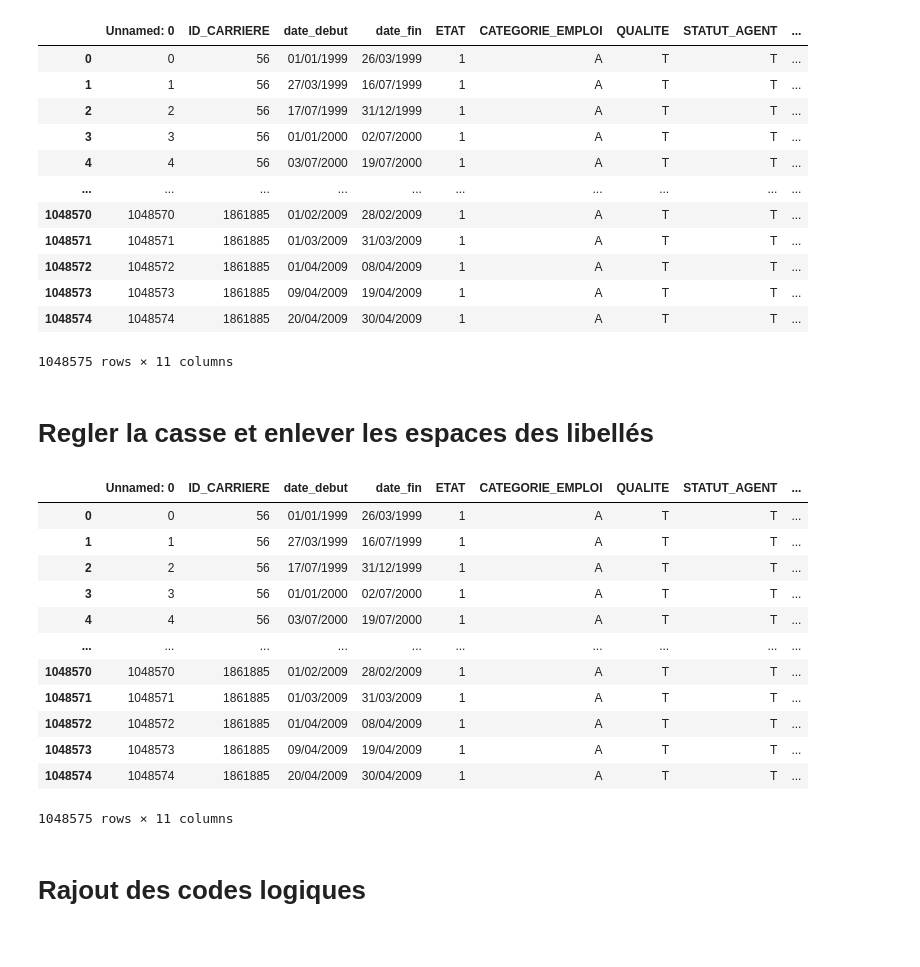
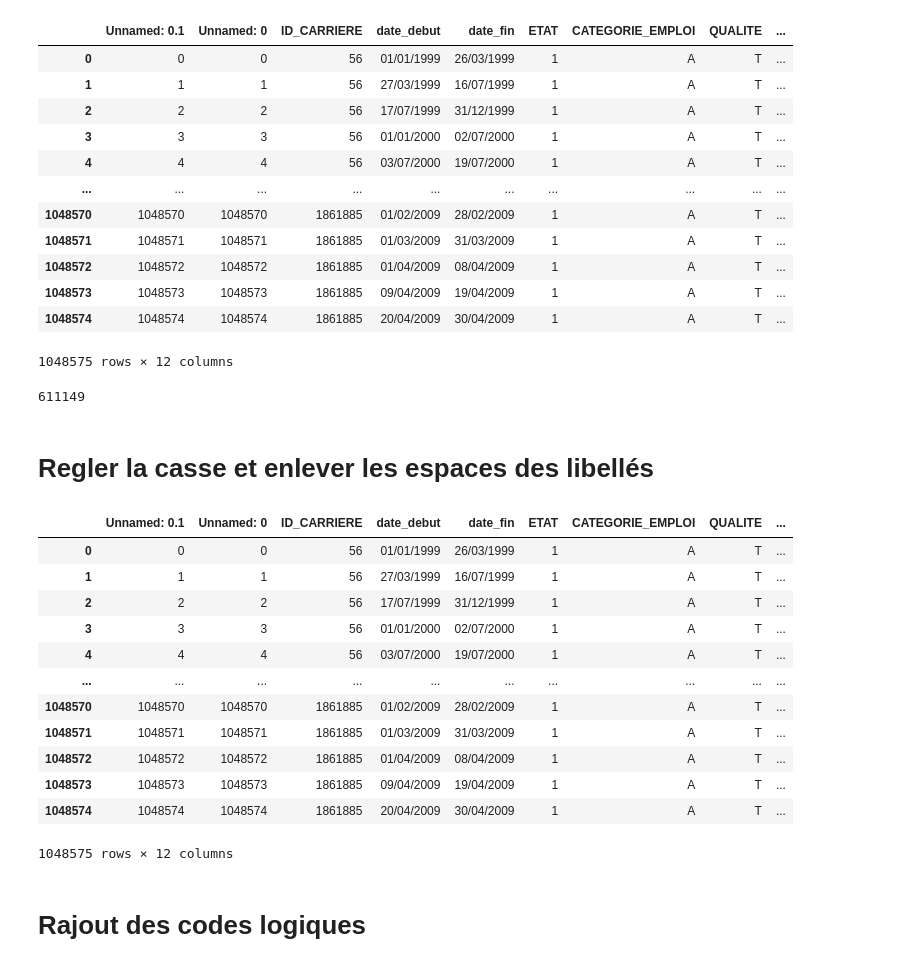
Before and after one commit to PaulGuiraud/BigData, a Jupyter notebook: Propre.ipynb, the cells around one changed output. Drawn from its saved outputs; the diff is of its cells as text; code cells hidden in the pictures.

```diff
--- a/Propre.ipynb
+++ b/Propre.ipynb
@@ -17,26 +17,32 @@ import math
 import warnings
 warnings.filterwarnings("ignore")
 # %%
-hackhaton=pd.read_csv("Hackhaton2_maj_code.csv",encoding='ISO-8859-1')
+hackhaton=pd.read_csv("HACKHATON_code_replaced_known_codes.csv",encoding='ISO-8859-1')
 hackhaton.drop('Unnamed: 10', axis =1, inplace=True)
 hackhaton.drop('Unnamed: 11', axis =1, inplace=True)
 hackhaton
 # %% [output]
-|  | Unnamed: 0 | ID_CARRIERE | date_debut | date_fin | ETAT | CATEGORIE_EMPLOI | QUALITE | STATUT_AGENT | ... |
-| 0 | 0 | 56 | 01/01/1999 | 26/03/1999 | 1 | A | T | T | ... |
-| 1 | 1 | 56 | 27/03/1999 | 16/07/1999 | 1 | A | T | T | ... |
-| 2 | 2 | 56 | 17/07/1999 | 31/12/1999 | 1 | A | T | T | ... |
-| 3 | 3 | 56 | 01/01/2000 | 02/07/2000 | 1 | A | T | T | ... |
-| 4 | 4 | 56 | 03/07/2000 | 19/07/2000 | 1 | A | T | T | ... |
+|  | Unnamed: 0.1 | Unnamed: 0 | ID_CARRIERE | date_debut | date_fin | ETAT | CATEGORIE_EMPLOI | QUALITE | ... |
+| 0 | 0 | 0 | 56 | 01/01/1999 | 26/03/1999 | 1 | A | T | ... |
+| 1 | 1 | 1 | 56 | 27/03/1999 | 16/07/1999 | 1 | A | T | ... |
+| 2 | 2 | 2 | 56 | 17/07/1999 | 31/12/1999 | 1 | A | T | ... |
+| 3 | 3 | 3 | 56 | 01/01/2000 | 02/07/2000 | 1 | A | T | ... |
+| 4 | 4 | 4 | 56 | 03/07/2000 | 19/07/2000 | 1 | A | T | ... |
 | ... | ... | ... | ... | ... | ... | ... | ... | ... | ... |
-| 1048570 | 1048570 | 1861885 | 01/02/2009 | 28/02/2009 | 1 | A | T | T | ... |
-| 1048571 | 1048571 | 1861885 | 01/03/2009 | 31/03/2009 | 1 | A | T | T | ... |
-| 1048572 | 1048572 | 1861885 | 01/04/2009 | 08/04/2009 | 1 | A | T | T | ... |
-| 1048573 | 1048573 | 1861885 | 09/04/2009 | 19/04/2009 | 1 | A | T | T | ... |
-| 1048574 | 1048574 | 1861885 | 20/04/2009 | 30/04/2009 | 1 | A | T | T | ... |
+| 1048570 | 1048570 | 1048570 | 1861885 | 01/02/2009 | 28/02/2009 | 1 | A | T | ... |
+| 1048571 | 1048571 | 1048571 | 1861885 | 01/03/2009 | 31/03/2009 | 1 | A | T | ... |
+| 1048572 | 1048572 | 1048572 | 1861885 | 01/04/2009 | 08/04/2009 | 1 | A | T | ... |
+| 1048573 | 1048573 | 1048573 | 1861885 | 09/04/2009 | 19/04/2009 | 1 | A | T | ... |
+| 1048574 | 1048574 | 1048574 | 1861885 | 20/04/2009 | 30/04/2009 | 1 | A | T | ... |
-1048575 rows × 11 columns
+1048575 rows × 12 columns
 # %%
 hackhaton2=hackhaton
+# %%
+a=list(hackhaton['EMPLOI_STATUTAIRE'])
+
+len([i for i in a if str(i) == 'nan'])
+# %% [output]
+611149
 # %% [markdown]
 # Regler la casse et enlever les espaces des libellés
 # %%
@@ -45,19 +51,19 @@ hackhaton2['LIBELLE_EMPLOI_GRADE']=[(str(i).replace(" ", "")).lower() for i in h
 # %%
 hackhaton2
 # %% [output]
-|  | Unnamed: 0 | ID_CARRIERE | date_debut | date_fin | ETAT | CATEGORIE_EMPLOI | QUALITE | STATUT_AGENT | ... |
-| 0 | 0 | 56 | 01/01/1999 | 26/03/1999 | 1 | A | T | T | ... |
-| 1 | 1 | 56 | 27/03/1999 | 16/07/1999 | 1 | A | T | T | ... |
-| 2 | 2 | 56 | 17/07/1999 | 31/12/1999 | 1 | A | T | T | ... |
-| 3 | 3 | 56 | 01/01/2000 | 02/07/2000 | 1 | A | T | T | ... |
-| 4 | 4 | 56 | 03/07/2000 | 19/07/2000 | 1 | A | T | T | ... |
+|  | Unnamed: 0.1 | Unnamed: 0 | ID_CARRIERE | date_debut | date_fin | ETAT | CATEGORIE_EMPLOI | QUALITE | ... |
+| 0 | 0 | 0 | 56 | 01/01/1999 | 26/03/1999 | 1 | A | T | ... |
+| 1 | 1 | 1 | 56 | 27/03/1999 | 16/07/1999 | 1 | A | T | ... |
+| 2 | 2 | 2 | 56 | 17/07/1999 | 31/12/1999 | 1 | A | T | ... |
+| 3 | 3 | 3 | 56 | 01/01/2000 | 02/07/2000 | 1 | A | T | ... |
+| 4 | 4 | 4 | 56 | 03/07/2000 | 19/07/2000 | 1 | A | T | ... |
 | ... | ... | ... | ... | ... | ... | ... | ... | ... | ... |
-| 1048570 | 1048570 | 1861885 | 01/02/2009 | 28/02/2009 | 1 | A | T | T | ... |
-| 1048571 | 1048571 | 1861885 | 01/03/2009 | 31/03/2009 | 1 | A | T | T | ... |
-| 1048572 | 1048572 | 1861885 | 01/04/2009 | 08/04/2009 | 1 | A | T | T | ... |
-| 1048573 | 1048573 | 1861885 | 09/04/2009 | 19/04/2009 | 1 | A | T | T | ... |
-| 1048574 | 1048574 | 1861885 | 20/04/2009 | 30/04/2009 | 1 | A | T | T | ... |
+| 1048570 | 1048570 | 1048570 | 1861885 | 01/02/2009 | 28/02/2009 | 1 | A | T | ... |
+| 1048571 | 1048571 | 1048571 | 1861885 | 01/03/2009 | 31/03/2009 | 1 | A | T | ... |
+| 1048572 | 1048572 | 1048572 | 1861885 | 01/04/2009 | 08/04/2009 | 1 | A | T | ... |
+| 1048573 | 1048573 | 1048573 | 1861885 | 09/04/2009 | 19/04/2009 | 1 | A | T | ... |
+| 1048574 | 1048574 | 1048574 | 1861885 | 20/04/2009 | 30/04/2009 | 1 | A | T | ... |
-1048575 rows × 11 columns
+1048575 rows × 12 columns
 # %% [markdown]
 # Rajout des codes logiques
 # %% [markdown]
```
Also changed, not shown: parts of 8 cells of this notebook, 5 other files.
